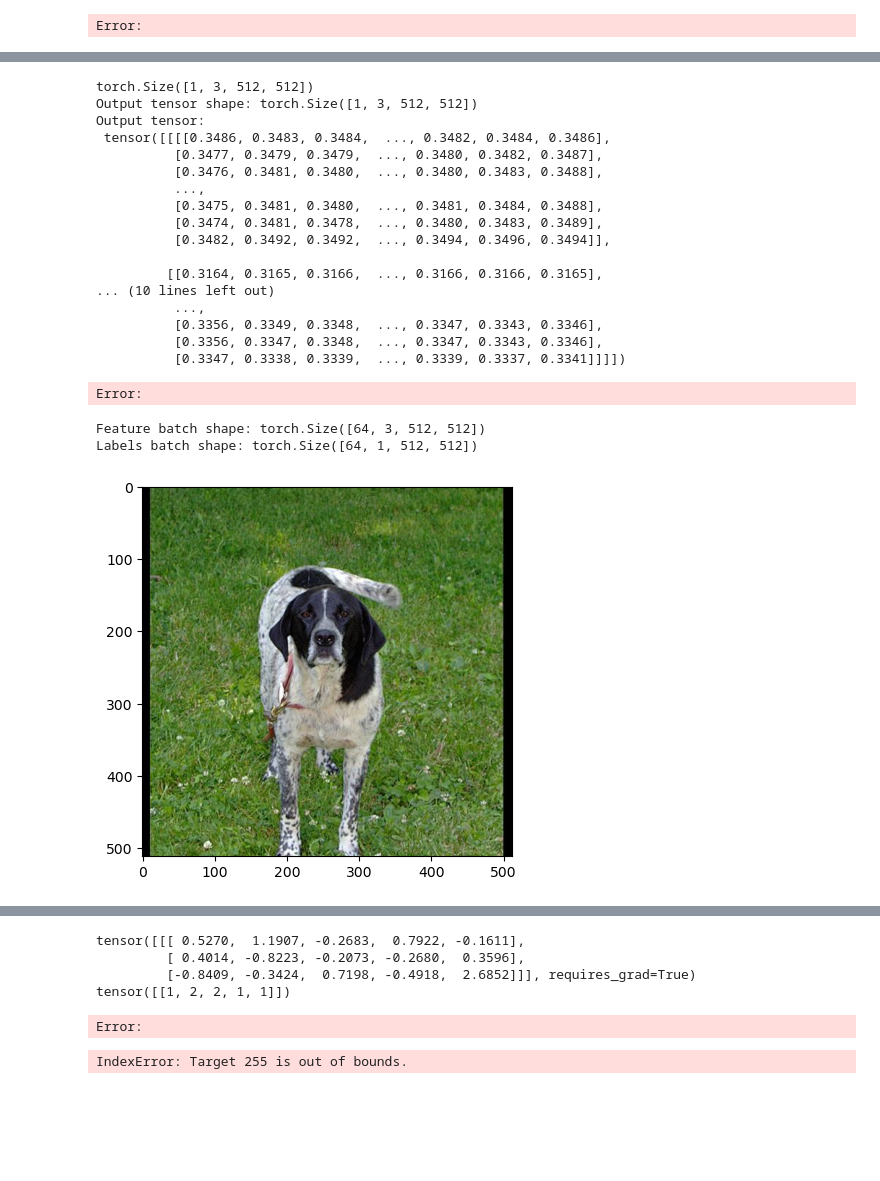
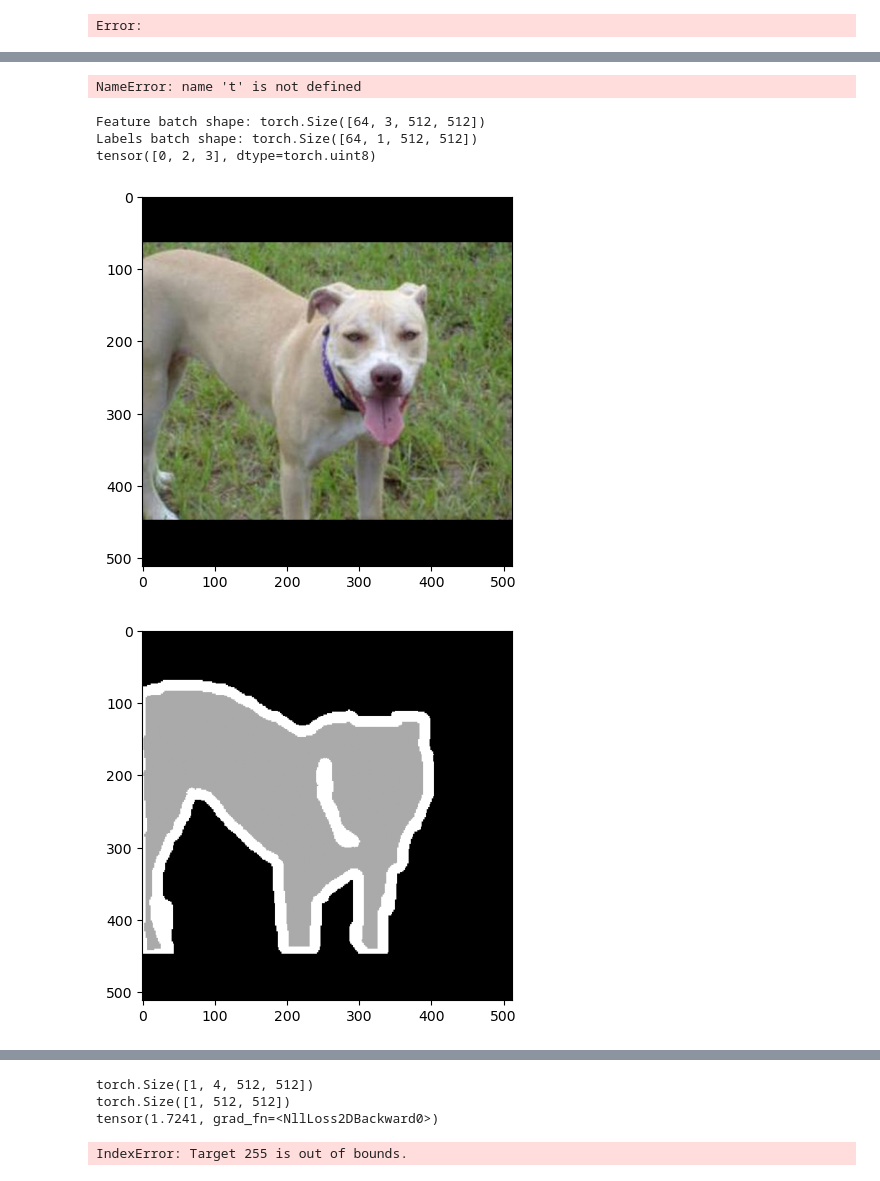
Before and after one commit to in5omnia/Image_Segmentation, a Jupyter notebook: test.ipynb, the cells around one changed output, grey strips where cells are left out. Drawn from its saved outputs; the diff is of its cells as text; code cells hidden in the pictures; blank space fills up the shorter version.

```diff
--- a/test.ipynb
+++ b/test.ipynb
@@ -303,9 +301,9 @@ Error:
 # %%
-img = Image.open("tmp/color/Abyssinian_1.jpg")
-t = transforms.ToTensor()(img)
-t = t.unsqueeze(0)
+# img = Image.open("tmp/color/Abyssinian_1.jpg")
+# t = transforms.ToTensor()(img)
+# t = t.unsqueeze(0)
 
-print(t.size())
+# print(t.size())
 
 model = unet()
 
@@ -315,24 +313,7 @@ with torch.no_grad():  # Disable gradient calculation for inference
     print("Output tensor shape:", res.shape)
     print("Output tensor:\n",res)
 # %% [output]
-torch.Size([1, 3, 512, 512])
-Output tensor shape: torch.Size([1, 3, 512, 512])
-Output tensor:
- tensor([[[[0.3486, 0.3483, 0.3484,  ..., 0.3482, 0.3484, 0.3486],
-          [0.3477, 0.3479, 0.3479,  ..., 0.3480, 0.3482, 0.3487],
-          [0.3476, 0.3481, 0.3480,  ..., 0.3480, 0.3483, 0.3488],
-          ...,
-          [0.3475, 0.3481, 0.3480,  ..., 0.3481, 0.3484, 0.3488],
-          [0.3474, 0.3481, 0.3478,  ..., 0.3480, 0.3483, 0.3489],
-          [0.3482, 0.3492, 0.3492,  ..., 0.3494, 0.3496, 0.3494]],
-
-         [[0.3164, 0.3165, 0.3166,  ..., 0.3166, 0.3166, 0.3165],
-... (10 lines left out)
-          ...,
-          [0.3356, 0.3349, 0.3348,  ..., 0.3347, 0.3343, 0.3346],
-          [0.3356, 0.3347, 0.3348,  ..., 0.3347, 0.3343, 0.3346],
-          [0.3347, 0.3338, 0.3339,  ..., 0.3339, 0.3337, 0.3341]]]])
+NameError: name 't' is not defined
-Error:
 # %%
 import torch
 from torch.utils.data import Dataset
@@ -368,37 +349,48 @@ class dataset(Dataset):
             label = self.target_transform(label)
 
         return img, label
 
 def display_img_label(data, idx):
     img, label = data[idx]
     figure = plt.figure(figsize=(10,20))
     figure.add_subplot(1, 2, 1)
     plt.imshow(img.permute(1, 2, 0))
 
     figure.add_subplot(1, 2, 2)
     plt.imshow(label.permute(1, 2, 0), cmap='grey')
 
     plt.show()
 
+class target_remap(object):
+    def __call__(self, img):
+        img[img == 255] = 3
+        return img
 
-training_data = dataset("rtrain/color", "rtrain/label")
 
-test_data = dataset("rtest/color", "rtest/label")
+training_data = dataset("rtrain/color", "rtrain/label", target_transform=target_remap())
+
+test_data = dataset("rtest/color", "rtest/label", target_transform=target_remap())
 
 train_dataloader = DataLoader(training_data, batch_size=64, shuffle=True)
 test_dataloader = DataLoader(test_data, batch_size=64, shuffle=True)
 
 # train_features, train_labels = next(iter(train_dataloader))
 # print(f"Feature batch shape: {train_features.size()}")
 # print(f"Labels batch shape: {train_labels.size()}")
 # img = train_features[0].permute(1, 2, 0)
-# label = train_labels[0]
+# label = train_labels[0].permute(1, 2, 0)
+# print(torch.unique(label))
 # plt.imshow(img)
 # plt.show()
+
+# plt.imshow(label, cmap='grey')
+# plt.show()
 # %% [output]
 Feature batch shape: torch.Size([64, 3, 512, 512])
 Labels batch shape: torch.Size([64, 1, 512, 512])
+tensor([0, 2, 3], dtype=torch.uint8)
-[figure, old version]
+[figure, new version]
+[figure, added]
 # %%
 sorted(os.listdir("tmp/color/"))
 # %% [output]
@@ -422,15 +414,15 @@ sorted(os.listdir("tmp/color/"))
 Error:
 # %%
 loss = nn.CrossEntropyLoss()
-input = torch.randn(1,3,5, requires_grad=True)
-target = torch.empty(1,5, dtype=torch.long).random_(3)
-print(input)
-print(target)
+input = torch.randn(1,4,512, 512, requires_grad=True)
+target = torch.empty(1,512, 512, dtype=torch.long).random_(3)
+print(input.size())
+print(target.size())
+output = loss(input, target)
+print(output)
 # %% [output]
-tensor([[[ 0.5270,  1.1907, -0.2683,  0.7922, -0.1611],
-         [ 0.4014, -0.8223, -0.2073, -0.2680,  0.3596],
-         [-0.8409, -0.3424,  0.7198, -0.4918,  2.6852]]], requires_grad=True)
-tensor([[1, 2, 2, 1, 1]])
+torch.Size([1, 4, 512, 512])
+torch.Size([1, 512, 512])
+tensor(1.7241, grad_fn=<NllLoss2DBackward0>)
-Error:
 # %%
 target[0,1] = 255
```
Also changed, not shown: parts of 2 cells of this notebook, 3 other files.
